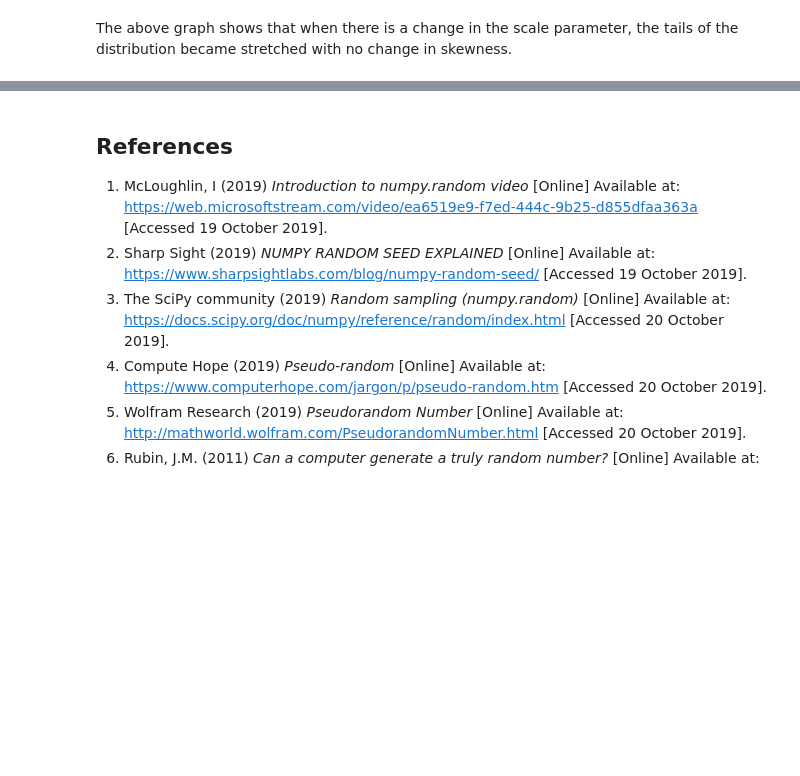
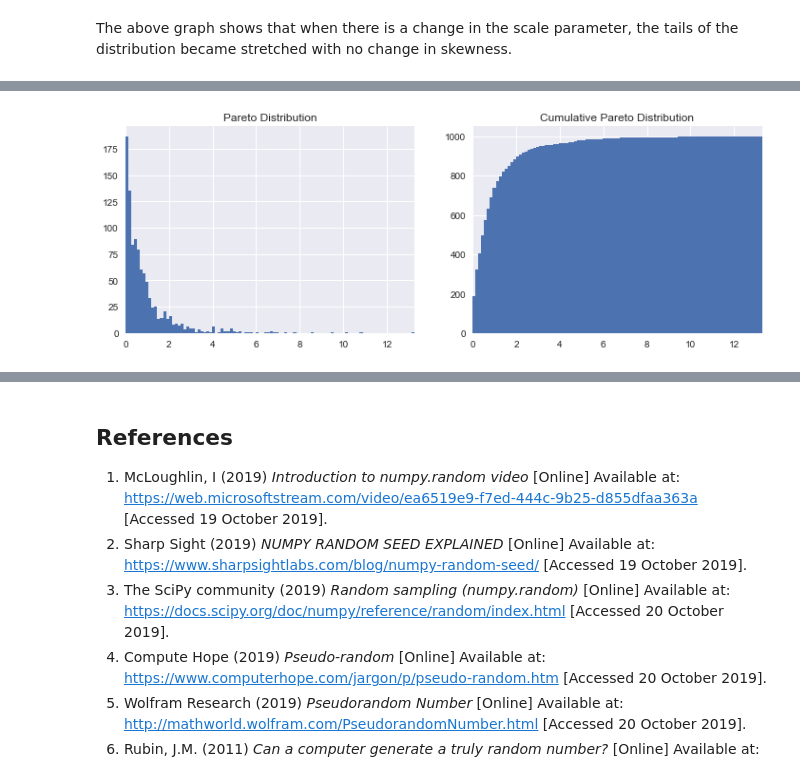
Before and after one commit to pcaulfie/ProgDA-Assignment, a Jupyter notebook: ProgDA-Assignment.ipynb, the cells around one changed output, grey strips where cells are left out. Drawn from its saved outputs; the diff is of its cells as text; code cells hidden in the pictures; blank space fills up the shorter version.

Commit message:
added section on random.pareto function including an example

```diff
--- a/ProgDA-Assignment.ipynb
+++ b/ProgDA-Assignment.ipynb
@@ -636,0 +622,26 @@ np.random.random()
+# %%
+# Example of pareto distribution -
+
+
+#Initialise the parameters a and sample size
+a = 3. # Shape
+m = 2. # Mode
+size = 1000 # sample size
+# create a dataframe called n,
+n=np.random.pareto(a, size)*m
+
+
+# Plot Histogram - adapted from https://www.southampton.ac.uk/~fangohr/training/python/notebooks/Matplotlib.html
+fig, axes = plt.subplots(1, 2, figsize=(12,4)) # Create a figure and a set of subplots on one row with 2 columns
+
+# figure 1 - Pareto Distribution
+axes[0].hist(n,bins=100) # Compute and draw the histogram of x, bin size = 100
+axes[0].set_title("Pareto Distribution") # Set title
+axes[0].set_xlim((min(n), max(n))) # Set Limits to x axis
+
+# figure 2 - Cumulative Pareto Distribution
+axes[1].hist(n, cumulative=True, bins=100) # Compute and draw the cumulative histogram of x, bin size = 100
+axes[1].set_title("Cumulative Pareto Distribution")
+axes[1].set_xlim((min(n), max(n)));
+# %% [output]
+[figure, added]
```
Also changed, not shown: parts of 41 cells of this notebook.
